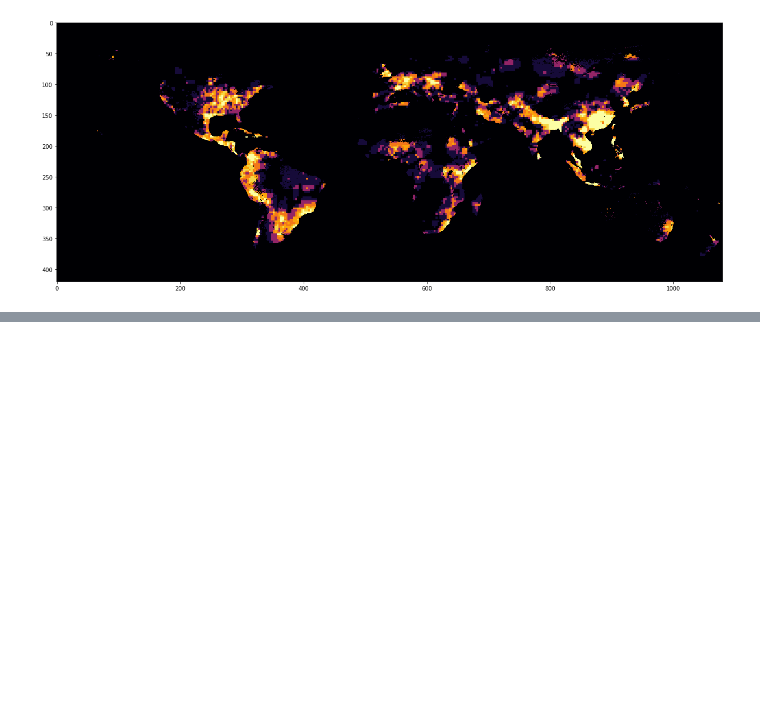
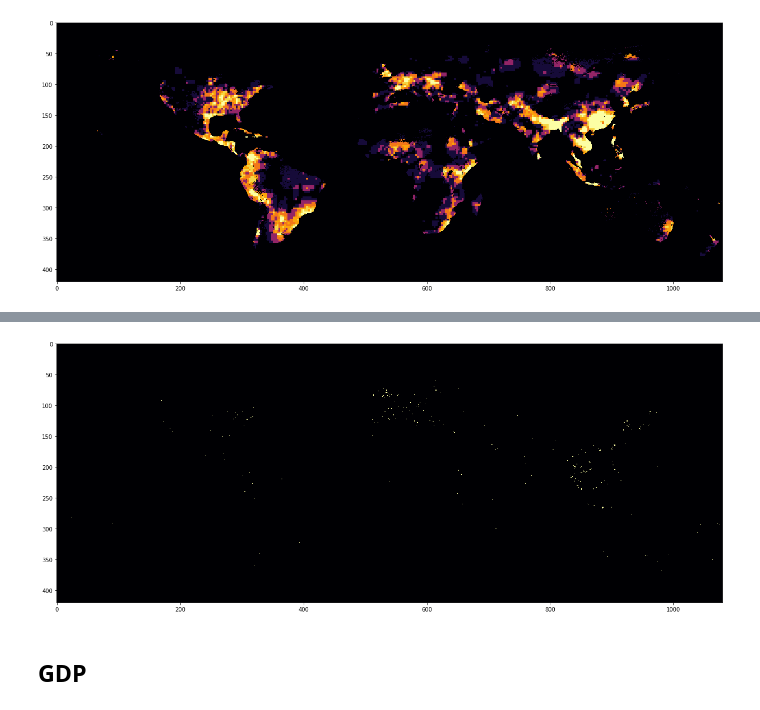
Before and after one commit to miguel-bm/pandora, a Jupyter notebook: notebooks/common_format.ipynb, the cells around one changed output, grey strips where cells are left out. Drawn from its saved outputs; the diff is of its cells as text; code cells hidden in the pictures; blank space fills up the shorter version.

```diff
--- a/notebooks/common_format.ipynb
+++ b/notebooks/common_format.ipynb
@@ -244,0 +273,14 @@ save_outputs(floods_array_processed, "floods", floods_processed_folder)
+# %%
+lat_degs = latitude_range[1] - latitude_range[0]
+base = np.zeros(img_common_size)
+for feature in wetmarkets_dict["features"]:
+    lat = feature["properties"]["Latitude"]
+    lon = feature["properties"]["Longitude"]
+    lat_id = int((latitude_range[1] - lat) / lat_degs * base.shape[0])
+    lon_id = int((lon + 180) / 360 * base.shape[1])
+    base[lat_id, lon_id] = 1
+wetmarkets_array_processed = base.copy()
+# %%
+plot_map(wetmarkets_array_processed)
+# %% [output]
+[figure, added]
@@ -244,0 +289,2 @@ save_outputs(floods_array_processed, "floods", floods_processed_folder)
+# %% [markdown]
+## GDP
```
Also changed, not shown: parts of 17 cells of this notebook, 10 other files.
